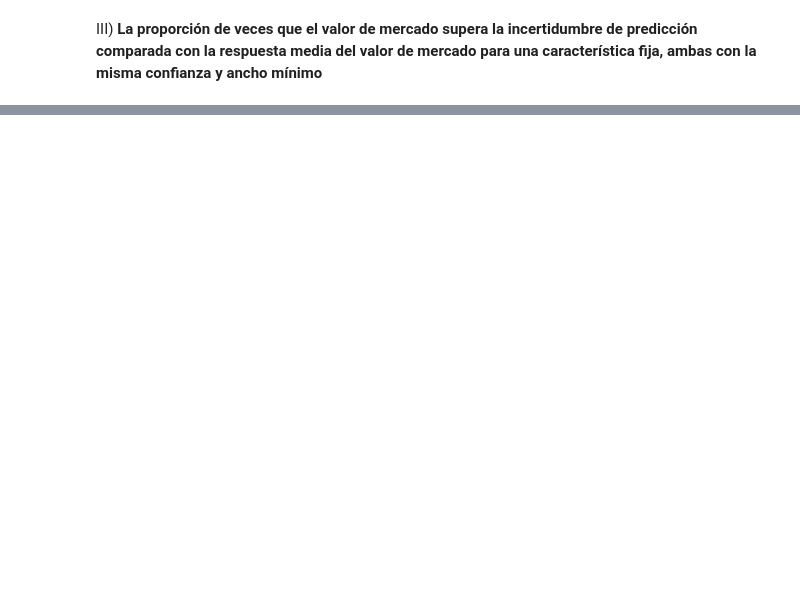
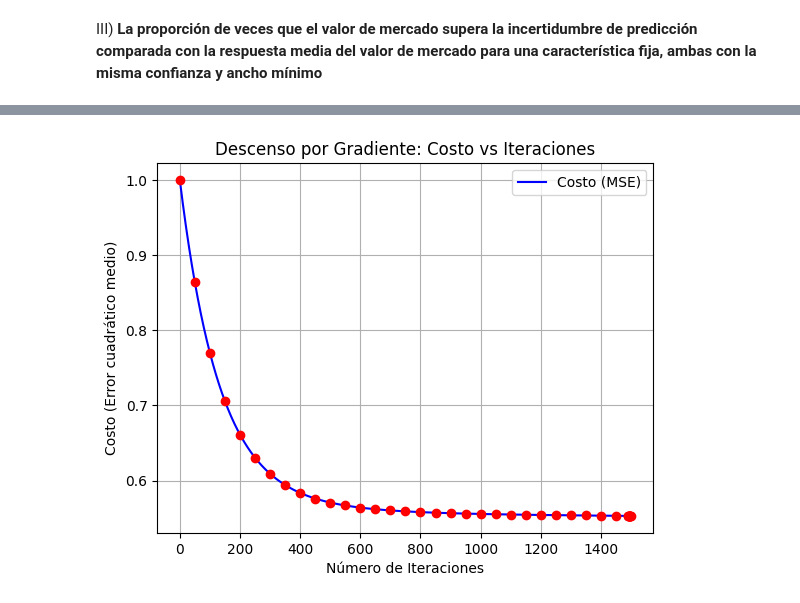
Before and after one commit to LucianoGanzero/Matematica4, a Jupyter notebook: Ejercicio1.ipynb, the cells around one changed output, grey strips where cells are left out. Saved outputs shown, nothing was run; the diff lists cells and outputs as text; code cells hidden in the pictures; blank space fills up the shorter version.

```diff
--- a/Ejercicio1.ipynb
+++ b/Ejercicio1.ipynb
@@ -269,0 +274,4 @@ Proporción de veces que el valor de mercado supera la incertidumbre de predicci
+# %%
+# Selecciono edad, puntuacion, potencial y valor en euros.
+df_subconjunto = df[['age', 'overall', 'potential','skill_moves', 'value_eur']]
+df_subconjunto.head()
@@ -269,0 +409,17 @@ Proporción de veces que el valor de mercado supera la incertidumbre de predicci
+# %%
+# Graficar la función de costo vs iteraciones
+plt.plot(range(n_iteraciones), historial_costos, color='blue', label='Costo (MSE)')
+plt.xlabel('Número de Iteraciones')
+plt.ylabel('Costo (Error cuadrático medio)')
+plt.title('Descenso por Gradiente: Costo vs Iteraciones')
+
+# Añadir puntos en cada iteración
+for i in range(n_iteraciones):
+    if i % 50 == 0 or i >= n_iteraciones - 10:  # Puntos para iteraciones clave
+        plt.scatter(i, historial_costos[i], color='red', zorder=5)
+
+plt.legend()
+plt.grid(True)
+plt.show()
+# %% [output]
+[figure, added]
```
Also changed, not shown: parts of 31 cells of this notebook, 2 other files.
